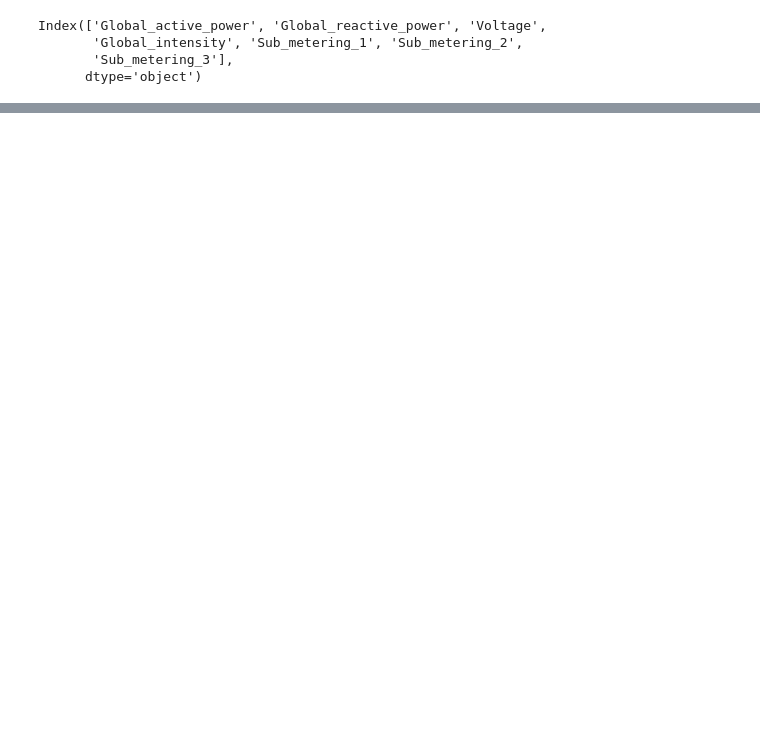
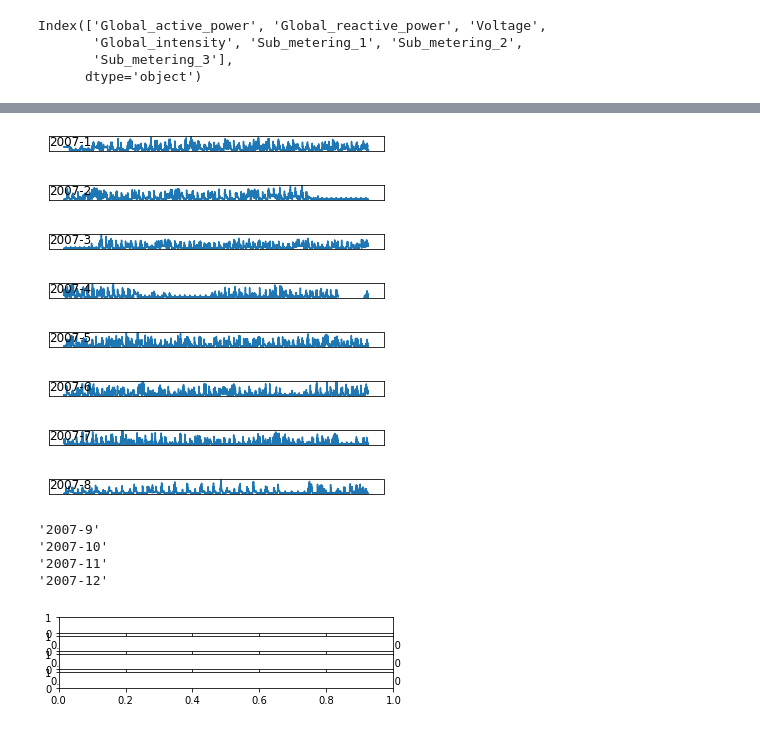
Before and after one commit to cartf15/Neural-Networks, a Jupyter notebook: Data_Load_Preparetion_.ipynb, the cells around one changed output, grey strips where cells are left out. Drawn from its saved outputs; the diff is of its cells as text; code cells hidden in the pictures; blank space fills up the shorter version.

```diff
--- a/Data_Load_Preparetion_.ipynb
+++ b/Data_Load_Preparetion_.ipynb
@@ -44,0 +130,41 @@ dataset.to_csv('household_power_consumption.csv')
+# %%
+from pandas import read_csv
+from matplotlib import pyplot
+# load the new file
+dataset = read_csv('household_power_consumption.csv', header=0, infer_datetime_format=True,
+parse_dates=['datetime'], index_col=['datetime'])
+# plot active power for each year
+months = [x for x in range(1, 13)]
+pyplot.figure()
+for i in range(len(months)):
+  try:
+    # prepare subplot
+    ax = pyplot.subplot(len(months), 1, i+1)
+    # determine the month to plot
+    month = '2007-' + str(months[i])
+    # get all observations for the month
+    result = dataset[month]
+    # plot the active power for the month
+    pyplot.plot(result['Global_active_power'])
+    # add a title to the subplot
+    pyplot.title(month, y=0, loc='left')
+    # turn off ticks to remove clutter
+    pyplot.yticks([])
+    pyplot.xticks([])
+    pyplot.show()
+  except Exception as e:
+    print(e)
+# %% [output]
+[figure, added]
+[figure, added]
+[figure, added]
+[figure, added]
+[figure, added]
+[figure, added]
+[figure, added]
+[figure, added]
+'2007-9'
+'2007-10'
+'2007-11'
+'2007-12'
+[figure, added]
```
Also changed, not shown: parts of 16 cells of this notebook.
